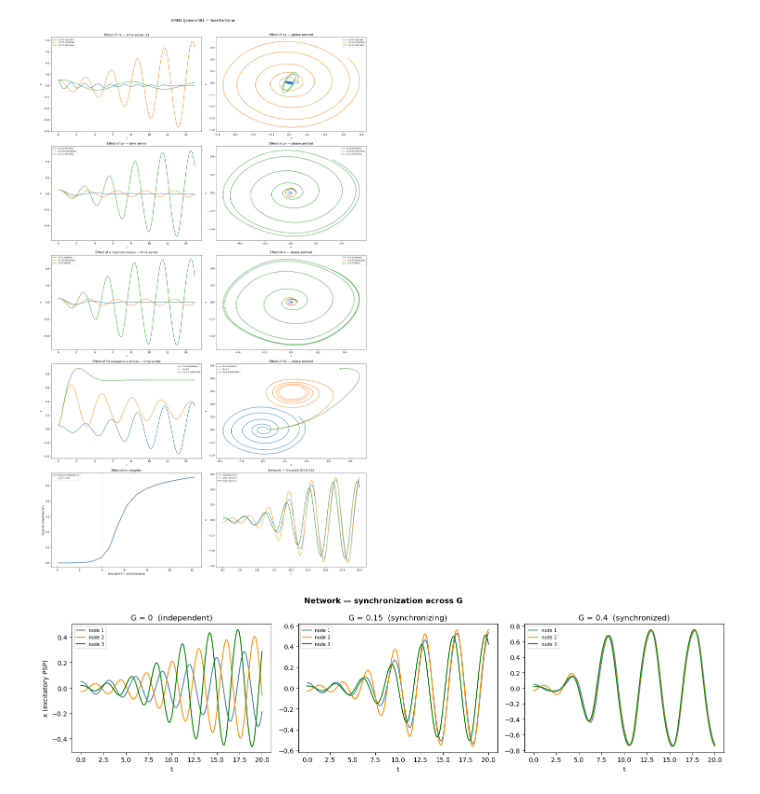
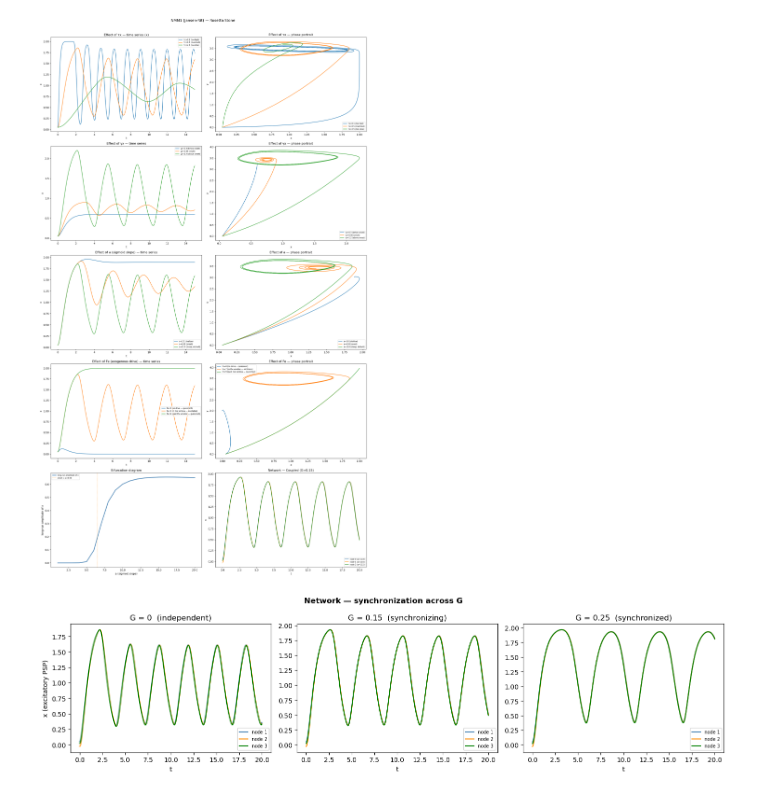
Before and after one commit to claudiasantamariav/nmmlab, a Jupyter notebook: notebooks/NMM1 simulation.ipynb, the cells around one changed output. Saved outputs shown, nothing was run; the diff lists cells and outputs as text; code cells hidden in the pictures.

```diff
--- a/notebooks/NMM1 simulation.ipynb
+++ b/notebooks/NMM1 simulation.ipynb
@@ -48,8 +77,7 @@ ax1.legend(fontsize=7); ax2.legend(fontsize=7)
 # ── Row 2: Effect of γx (loop gain) ──
 ax3 = fig.add_subplot(5, 2, 3)
 ax4 = fig.add_subplot(5, 2, 4)
-gx_crit = Kcrit / (gy * wxy * wyx * a**2)
-for g, label in zip([0.3, round(gx_crit, 2), 1.2], [f'γx=0.3 (K<Kcrit)', f'γx={gx_crit:.2f} (threshold)', 'γx=1.2 (K>Kcrit)']):
+for g, label in zip([0.3, round(gx_crit, 2), 1.2], [f'γx=0.3 (below onset)', f'γx={gx_crit:.2f} (onset)', 'γx=1.2 (above onset)']):
     sol = nmm1(tau_x, tau_y, g, gy, wxy, wyx, a, Fe, x0, t)
     ax3.plot(t, sol[0], label=label)
     ax4.plot(sol[0], sol[2], label=label)
@@ -62,8 +90,7 @@ ax3.legend(fontsize=7); ax4.legend(fontsize=7)
 # ── Row 3: Effect of a (sigmoid slope) ──
 ax5 = fig.add_subplot(5, 2, 5)
 ax6 = fig.add_subplot(5, 2, 6)
-a_crit = np.sqrt(Kcrit / (gx * gy * wxy * wyx))
-for av, label in zip([1.5, round(a_crit, 2), 3.0], [f'a=1.5 (shallow)', f'a={a_crit:.2f} (threshold)', 'a=3.0 (steep)']):
+for av, label in zip([3.0, round(a_crit, 2), 12.0], [f'a=3.0 (shallow)', f'a={a_crit:.2f} (onset)', 'a=12.0 (steep, default)']):
     sol = nmm1(tau_x, tau_y, gx, gy, wxy, wyx, av, Fe, x0, t)
     ax5.plot(t, sol[0], label=label)
     ax6.plot(sol[0], sol[2], label=label)
@@ -74,9 +101,13 @@ ax6.set_xlabel("x"); ax6.set_ylabel("y")
 ax5.legend(fontsize=7); ax6.legend(fontsize=7)
 
 # ── Row 4: Effect of Fe (exogenous drive) ──
+# With a firing-rate sigmoid (range (0,2), not (-1,1)), Fe=0 is quiescent — there's no
+# free ride at v=0 like there was with tanh. Oscillation only appears in a *window* of
+# Fe: too little drive never reaches the sigmoid's steep region, too much drive saturates
+# past it. Fe=7 sits near the middle of that window for these gains; Fe=9 is past its edge.
 ax7 = fig.add_subplot(5, 2, 7)
 ax8 = fig.add_subplot(5, 2, 8)
-for F, label in zip([0.0, 0.7, 1.3], ['Fe=0 (baseline)', 'Fe=0.7', 'Fe=1.3 (saturated)']):
+for F, label in zip([0.0, 7.0, 9.0], ['Fe=0 (no drive — quiescent)', 'Fe=7 (in the window — oscillates)', 'Fe=9 (past the window — quenched)']):
     sol = nmm1(tau_x, tau_y, gx, gy, wxy, wyx, a, F, x0, t)
     ax7.plot(t, sol[0], label=label)
     ax8.plot(sol[0], sol[2], label=label)
@@ -86,19 +117,20 @@ ax8.set_title("Effect of Fe — phase portrait")
 ax8.set_xlabel("x"); ax8.set_ylabel("y")
 ax7.legend(fontsize=7); ax8.legend(fontsize=7)
 
-# ── Row 5: Bifurcation diagram (loop gain K) + Network ──
+# ── Row 5: Bifurcation diagram (sweep a) + Network ──
+# x-axis is 'a' directly rather than a closed-form loop gain K — see the onset-finder
+# note above for why K = gx*gy*wxy*wyx*a**2 no longer holds for this sigmoid.
 ax9 = fig.add_subplot(5, 2, 9)
-a_range = np.linspace(0.3, 3.5, 20)
-K_range = gx * gy * wxy * wyx * a_range**2
+a_range = np.linspace(1, 20, 20)
 amps = []
 for av in a_range:
     sol = nmm1(tau_x, tau_y, gx, gy, wxy, wyx, av, Fe, x0, t)
     tail = sol[0][len(t)*2//3:]
     amps.append((tail.max() - tail.min()) / 2)
-ax9.plot(K_range, amps, color='steelblue', lw=2.5, label='long-run amplitude of x')
-ax9.axvline(Kcrit, color='darkorange', lw=1.2, ls=':', label=f'K_crit = {Kcrit:.2f}')
+ax9.plot(a_range, amps, color='steelblue', lw=2.5, label='long-run amplitude of x')
+ax9.axvline(a_crit, color='darkorange', lw=1.2, ls=':', label=f'onset ≈ a={a_crit:.2f}')
 ax9.set_title("Bifurcation diagram")
-ax9.set_xlabel("loop gain K = γxγywxywyxa²"); ax9.set_ylabel("long-run amplitude of x")
+ax9.set_xlabel("a (sigmoid slope)"); ax9.set_ylabel("long-run amplitude of x")
 ax9.legend(fontsize=7)
 
 ax10 = fig.add_subplot(5, 2, 10)
@@ -113,22 +145,22 @@ plt.suptitle("NMM1 (Jansen-Rit) — Rosetta Stone", fontsize=14, y=1.01)
 plt.tight_layout()
 plt.show()
 # %% [output]
-[figure, old version]
+[figure, new version]
 # %%
 fig, axes = plt.subplots(1, 3, figsize=(15, 4))
 
-for ax, G_val, title in zip(axes, [0.0, 0.15, 0.4],
-                            ['G = 0  (independent)', 'G = 0.15  (synchronizing)', 'G = 0.4  (synchronized)']):
+for ax, G_val, title in zip(axes, [0.0, 0.15, 0.25],
+                            ['G = 0  (independent)', 'G = 0.15  (synchronizing)', 'G = 0.25  (synchronized)']):
     sol = nmm1_network(tau_x, tau_y, gx, gy, wxy, wyx, a_vals, Fe, G_val, C, x0_net, t_net)
     for i in range(N):
         ax.plot(t_net, sol[i], color=colors[i], label=f'node {i+1}')
     ax.set_title(title)
     ax.set_xlabel('t')
     ax.legend(fontsize=7)
 
 axes[0].set_ylabel('x (excitatory PSP)')
 plt.suptitle('Network — synchronization across G', fontweight='bold')
 plt.tight_layout()
 plt.show()
 # %% [output]
-[figure, old version]
+[figure, new version]
```
Also changed, not shown: parts of 1 cell of this notebook, 3 other files.
